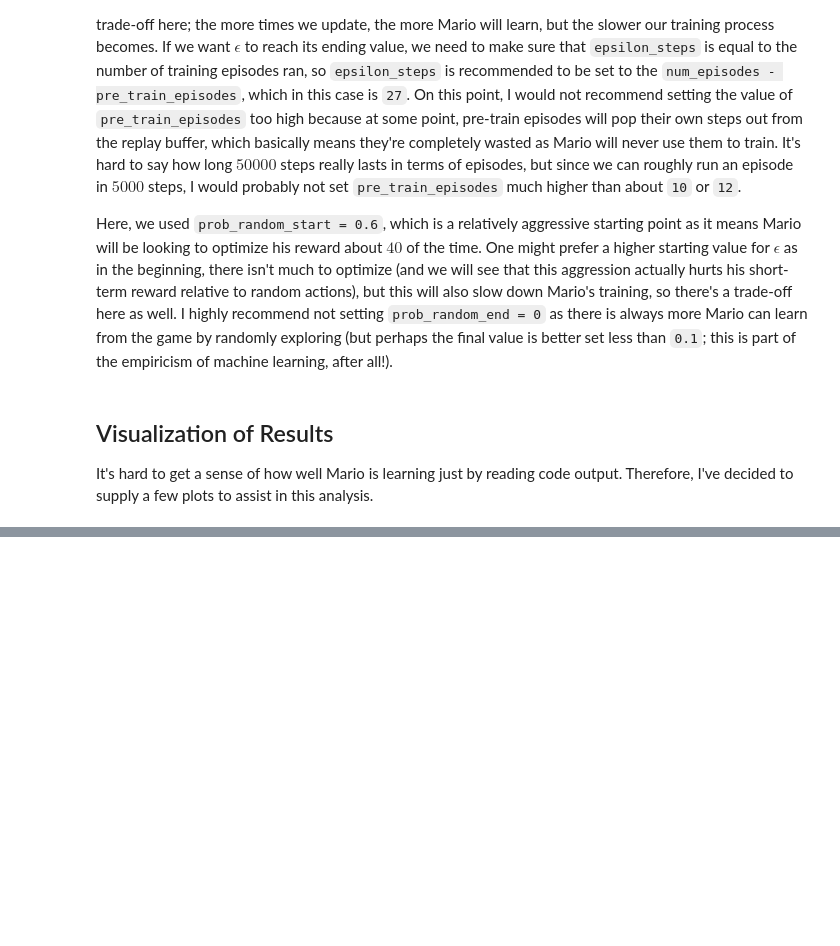
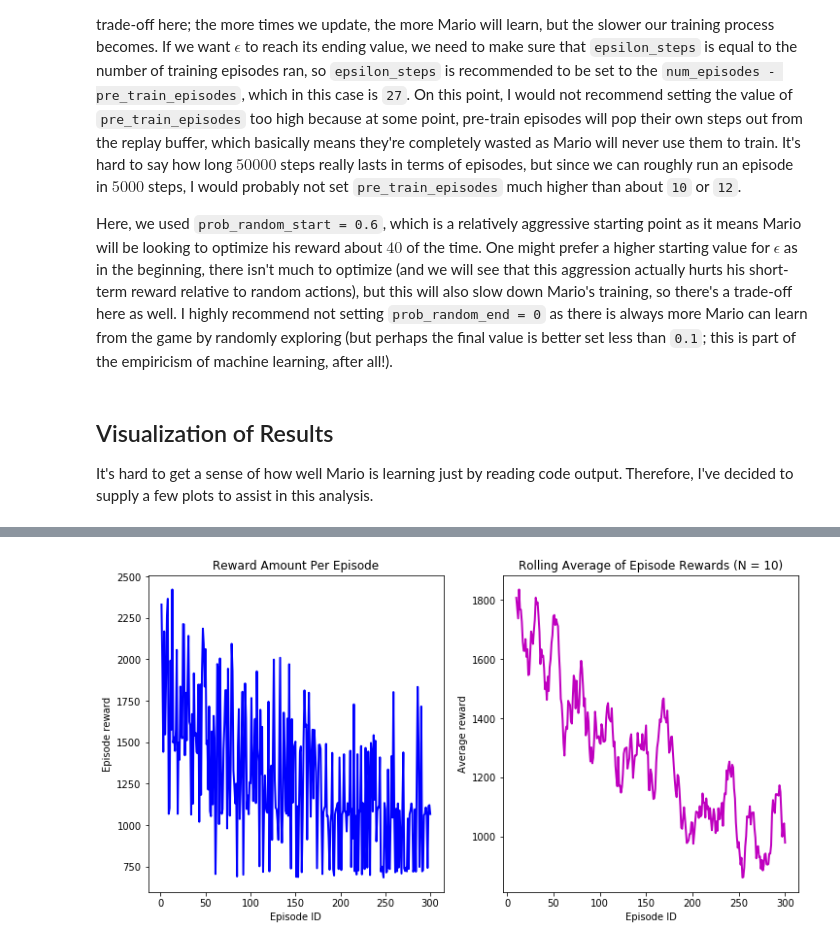
Before and after one commit to skolins3651/SuperMarioBot-AML-Project, a Jupyter notebook: SuperMarioBot_5xConv_AVstream_sk3651.ipynb, the cells around one changed output, grey strips where cells are left out. Drawn from its saved outputs; the diff is of its cells as text; code cells hidden in the pictures; blank space fills up the shorter version.

Commit message:
Update SuperMarioBot_5xConv_AVstream_sk3651.ipynb
Added quite a few more training runs.

```diff
--- a/SuperMarioBot_5xConv_AVstream_sk3651.ipynb
+++ b/SuperMarioBot_5xConv_AVstream_sk3651.ipynb
@@ -278,13 +287,13 @@ As mentioned, we occasionally pull from `ExperienceReplay` to train the network.
 # initializing useful parameters
 batch_size = 64 # number of experiences used for each training step
 num_epochs = 20 # number of epochs to train
-update_freq = 3 # frequency of network updates
+update_freq = 4 # frequency of network updates
 y = 0.99 # discount factor
-prob_random_start = 0.6 # initial epsilon (chance of random action in epsilon-greedy policy)
-prob_random_end = 0.1 # final epsilon
-epsilon_steps = 27 # number of times epsilon decays from init -> final (should be = # of training episodes)
-num_episodes = 30 # number of episodes to train; remember that one episode = 3 lives!
-pre_train_episodes = 3 # number of episodes of random action (to build replay buffer)
+prob_random_start = 0.9 # initial epsilon (chance of random action in epsilon-greedy policy)
+prob_random_end = 0.3 # final epsilon
+epsilon_steps = 290 # number of times epsilon decays from init -> final (should be = # of training episodes)
+num_episodes = 300 # number of episodes to train; remember that one episode = 3 lives!
+pre_train_episodes = 10 # number of episodes of random action (to build replay buffer)
 max_num_step = 50000 # maximum episode length in units of steps
 load_model = True # if True, will load a saved model
 path = "./models" # path for saved model
@@ -359,19 +368,20 @@ After computing $r$, there is one final adjustment made to the reward: it is cli
 # (re)initializing the environment (we closed it before with env.close())
 # or if you haven't seen the demo, this would be the first time you're running it
 env = gym_super_mario_bros.make('SuperMarioBros-v2')
-env = BinarySpaceToDiscreteSpaceEnv(env, SIMPLE_MOVEMENT)
+env = BinarySpaceToDiscreteSpaceEnv(env, RIGHT_ONLY)
 # %%
 # Reset everything
 K.clear_session()
 
 # Q-network setup
 main_qn = CNN_DQNAgent(input_shape = env.observation_space.shape,
-                       num_actions = len(SIMPLE_MOVEMENT),
+                       num_actions = len(RIGHT_ONLY),
                        final_layer_size = final_layer_size)
 target_qn = CNN_DQNAgent(input_shape = env.observation_space.shape,
-                         num_actions = len(SIMPLE_MOVEMENT),
+                         num_actions = len(RIGHT_ONLY),
                          final_layer_size = final_layer_size)
 # len(SIMPLE_MOVEMENT) = 7
+# len(RIGHT_ONLY) = 5
 
 # Make the networks equal
 update_target_graph(main_qn.model, target_qn.model, 1)
@@ -390,8 +400,9 @@ num_steps = [] # tracks step count per episode
 rewards = [] # tracks rewards per episode
 total_steps = 0 # tracks cumulative steps taken during training
 print_every = 1 # how often episode progress gets printed
-save_every = 1 # how often we save
-losses = [0] # tracking training losses
+save_every = 10 # how often we save
+losses = [0] # tracks training losses
+mean_losses = [] # tracks mean losses per num_epochs (per print_every episodes)
 
 episodeID = 0 # episode number
 
@@ -520,6 +531,7 @@ while episodeID < num_episodes:
 
     if episodeID % print_every == 0:
         mean_loss = np.mean(losses[-(print_every * num_epochs):])
+        mean_losses.append(mean_loss)
 
         print("Episode: {}/{}, Mean reward: {:0.4f}, Epsilon: {:0.4f}, Loss: {:0.4f}". format(
             episodeID, num_episodes, np.mean(rewards[-print_every:]), prob_random, mean_loss))
@@ -601,26 +617,26 @@ plt.show()
 # %%
 # rolling average
 s = pd.Series(rewards, index = range(1, 1 + num_episodes))
-print(s)
-roll = s.rolling(window = 3).mean()
-print(list(roll))
+roll = s.rolling(window = 10).mean()
 # %%
 # plots of rewards and rolling average of rewards (window = 3) per episode
 fig = plt.figure(figsize = (12, 6))
 fig.subplots_adjust(hspace = 6)
 
 fig.add_subplot(1, 2, 1)
 plt.plot(x, rewards, color = "b", linewidth = 2)
 plt.xlabel("Episode ID")
 plt.ylabel("Episode reward")
 plt.title("Reward Amount Per Episode")
 
 fig.add_subplot(1, 2, 2)
 plt.plot(x, list(roll), color = "m", linewidth = 2)
 plt.xlabel("Episode ID")
 plt.ylabel("Average reward")
-plt.title("Rolling Average of Episode Rewards (N = 3)")
+plt.title("Rolling Average of Episode Rewards (N = 10)")
 plt.show()
+# %% [output]
+[figure, added]
 # %%
 # plot of losses per episode
 fig = plt.figure(figsize = (6, 6))
```
Also changed, not shown: parts of 13 cells of this notebook.
